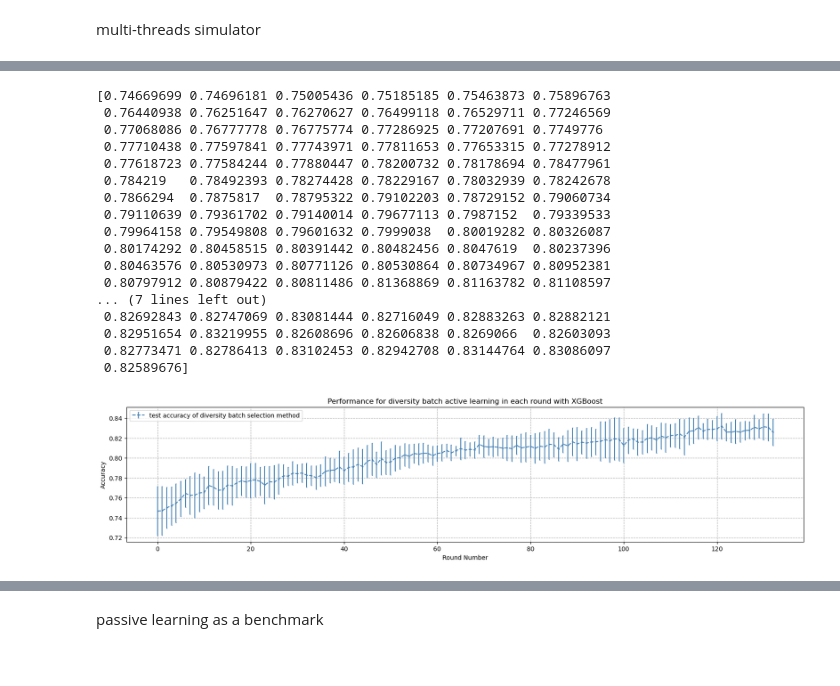
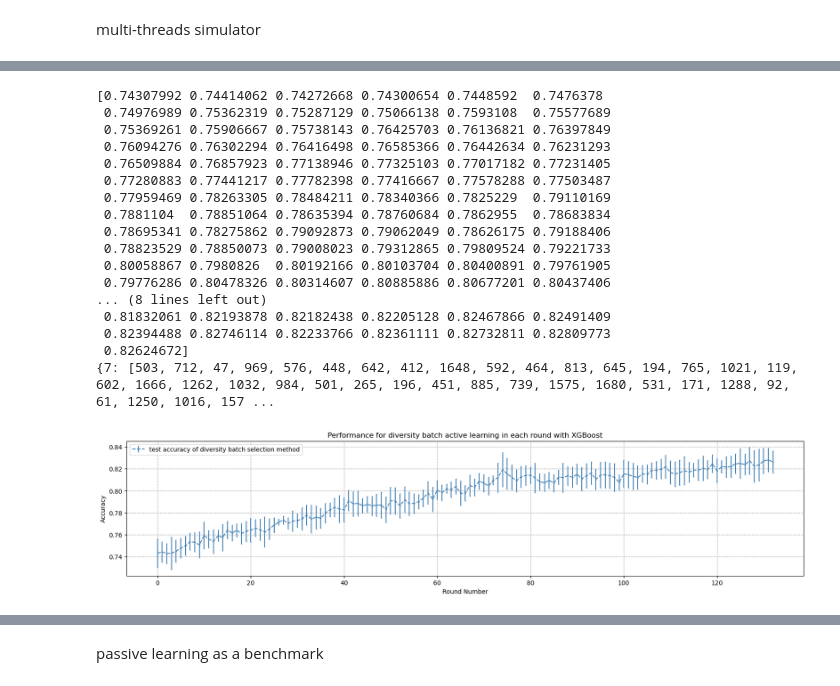
Before and after one commit to yuxinl915/ASR_group_proj, a Jupyter notebook: data_analysis.ipynb, the cells around one changed output, grey strips where cells are left out. Cells and saved outputs as stored; diff of their text form; code cells hidden in the pictures.

Commit message:
final data_analysis, and idices_to_filepaths has been enabled

```diff
--- a/data_analysis.ipynb
+++ b/data_analysis.ipynb
@@ -23,6 +24,10 @@ y = list()
 
 # all possible gestures
 codomains = ['paper', 'rock', 'scissors']
+
+# better tracking back the file name
+idices_to_filepaths_dict = dict()
+count = 0
 
 for foldername in folders_names:
     folder_path = os.path.join(start_root, foldername)
@@ -34,10 +39,12 @@ for foldername in folders_names:
         y += [labelIdx for labelIdx, labelname in enumerate(codomains) if labelname in filename]
         # extract features
         file_path = os.path.join(folder_path, filename)
+        idices_to_filepaths_dict[count] = file_path
         raw_data = read_emg_data(file_path)
         filtered_data = preprocess_emg(raw_data.values)
         features = extract_features(filtered_data.T)
         X.append(features)
+        count += 1
 
 X = np.array(X)
 X = X.reshape(X.shape[0], -1)
@@ -66,4 +73,9 @@ print(y[0])
 0
+# %%
+# store the idices_to_filepaths_dict
+import pickle
+with open('idices_to_filepaths_dict.pkl', 'wb') as f:
+    pickle.dump(idices_to_filepaths_dict, f)
 # %%
 # X = X.reshape(X.shape[0], -1)
 # print(X[0])
@@ -135,6 +148,7 @@ def process(random_seed):
     test_idices = idices[INIT_SIZE:]
 
     test_diversity_batch_per_seed = list()
+    points_selected = list()
 
     while (float(len(train_idices))/len(test_idices) < 0.5):
 
@@ -157,25 +171,29 @@ def process(random_seed):
             selected_index = np.random.choice(cluster_indices)
             # move the index from test to train
             train_idices.append(test_idices[selected_index])
+            points_selected.append(test_idices[selected_index])
             test_idices.pop(selected_index)
 
-    return test_diversity_batch_per_seed
+    return test_diversity_batch_per_seed, points_selected
 
 # Thread function to execute the process and append the result to a list
-def thread_function(seed, results, lock):
-    result = process(seed)
+def thread_function(seed, results, selected_dict, lock):
+    result, points_selected = process(seed)
     with lock:
         results.append(result)
+        selected_dict[seed] = points_selected
 
 def main():
     num_threads = 10
     test_diversity_batch_all = []
     threads = []
+    selected_dict = {}
     lock = threading.Lock()
 
     # Create and start threads
     for i in range(num_threads):
-        thread = threading.Thread(target=thread_function, args=(i, test_diversity_batch_all, lock))
+        thread = threading.Thread(target=thread_function, args=(i, test_diversity_batch_all, selected_dict,
+                                                                lock))
         threads.append(thread)
         thread.start()
 
@@ -187,11 +205,20 @@ def main():
     test_diversity_batch_all = np.array(test_diversity_batch_all)
     test_mean_diversity_batch = np.mean(test_diversity_batch_all, axis=0)
     test_std_diversity_batch = np.std(test_diversity_batch_all, axis=0)
-    return test_mean_diversity_batch, test_std_diversity_batch
+    return test_mean_diversity_batch, test_std_diversity_batch, selected_dict
 # %%
 import matplotlib.pyplot as plt
-test_mean_diversity_batch, test_std_diversity_batch = main()
+import pickle
+
+
+test_mean_diversity_batch, test_std_diversity_batch, selected_diversity = main()
 print(test_mean_diversity_batch)
+print(selected_diversity)
+
+# Save the selected points to a file
+with open('selected_diversity.pkl', 'wb') as f:
+    pickle.dump(selected_diversity, f)
+
 plt.figure(figsize=(20, 4))
 
 plt.errorbar(np.arange(test_mean_diversity_batch.shape[0]),
@@ -238,21 +265,21 @@ Exception in thread Thread-104 (thread_function):
 IndexError: list index out of range
-[0.74669699 0.74696181 0.75005436 0.75185185 0.75463873 0.75896763
- 0.76440938 0.76251647 0.76270627 0.76499118 0.76529711 0.77246569
- 0.77068086 0.76777778 0.76775774 0.77286925 0.77207691 0.7749776
- 0.77710438 0.77597841 0.77743971 0.77811653 0.77653315 0.77278912
- 0.77618723 0.77584244 0.77880447 0.78200732 0.78178694 0.78477961
- 0.784219   0.78492393 0.78274428 0.78229167 0.78032939 0.78242678
- 0.7866294  0.7875817  0.78795322 0.79102203 0.78729152 0.79060734
- 0.79110639 0.79361702 0.79140014 0.79677113 0.7987152  0.79339533
- 0.79964158 0.79549808 0.79601632 0.7999038  0.80019282 0.80326087
- 0.80174292 0.80458515 0.80391442 0.80482456 0.8047619  0.80237396
- 0.80463576 0.80530973 0.80771126 0.80530864 0.80734967 0.80952381
- 0.80797912 0.80879422 0.80811486 0.81368869 0.81163782 0.81108597
-... (7 lines left out)
- 0.82692843 0.82747069 0.83081444 0.82716049 0.82883263 0.82882121
- 0.82951654 0.83219955 0.82608696 0.82606838 0.8269066  0.82603093
- 0.82773471 0.82786413 0.83102453 0.82942708 0.83144764 0.83086097
- 0.82589676]
+[0.74307992 0.74414062 0.74272668 0.74300654 0.7448592  0.7476378
+ 0.74976989 0.75362319 0.75287129 0.75066138 0.7593108  0.75577689
+ 0.75369261 0.75906667 0.75738143 0.76425703 0.76136821 0.76397849
+ 0.76094276 0.76302294 0.76416498 0.76585366 0.76442634 0.76231293
+ 0.76509884 0.76857923 0.77138946 0.77325103 0.77017182 0.77231405
+ 0.77280883 0.77441217 0.77782398 0.77416667 0.77578288 0.77503487
+ 0.77959469 0.78263305 0.78484211 0.78340366 0.7825229  0.79110169
+ 0.7881104  0.78851064 0.78635394 0.78760684 0.7862955  0.78683834
+ 0.78695341 0.78275862 0.79092873 0.79062049 0.78626175 0.79188406
+ 0.78823529 0.78850073 0.79008023 0.79312865 0.79809524 0.79221733
+ 0.80058867 0.7980826  0.80192166 0.80103704 0.80400891 0.79761905
+ 0.79776286 0.80478326 0.80314607 0.80885886 0.80677201 0.80437406
+... (8 lines left out)
+ 0.81832061 0.82193878 0.82182438 0.82205128 0.82467866 0.82491409
+ 0.82394488 0.82746114 0.82233766 0.82361111 0.82732811 0.82809773
+ 0.82624672]
+{7: [503, 712, 47, 969, 576, 448, 642, 412, 1648, 592, 464, 813, 645, 194, 765, 1021, 119, 602, 1666, 1262, 1032, 984, 501, 265, 196, 451, 885, 739, 1575, 1680, 531, 171, 1288, 92, 61, 1250, 1016, 157 ...
-[figure, old version]
+[figure, new version]
 # %%
 # store the results to avoid re-run
```
Also changed, not shown: parts of 13 cells of this notebook, 5 other files.
